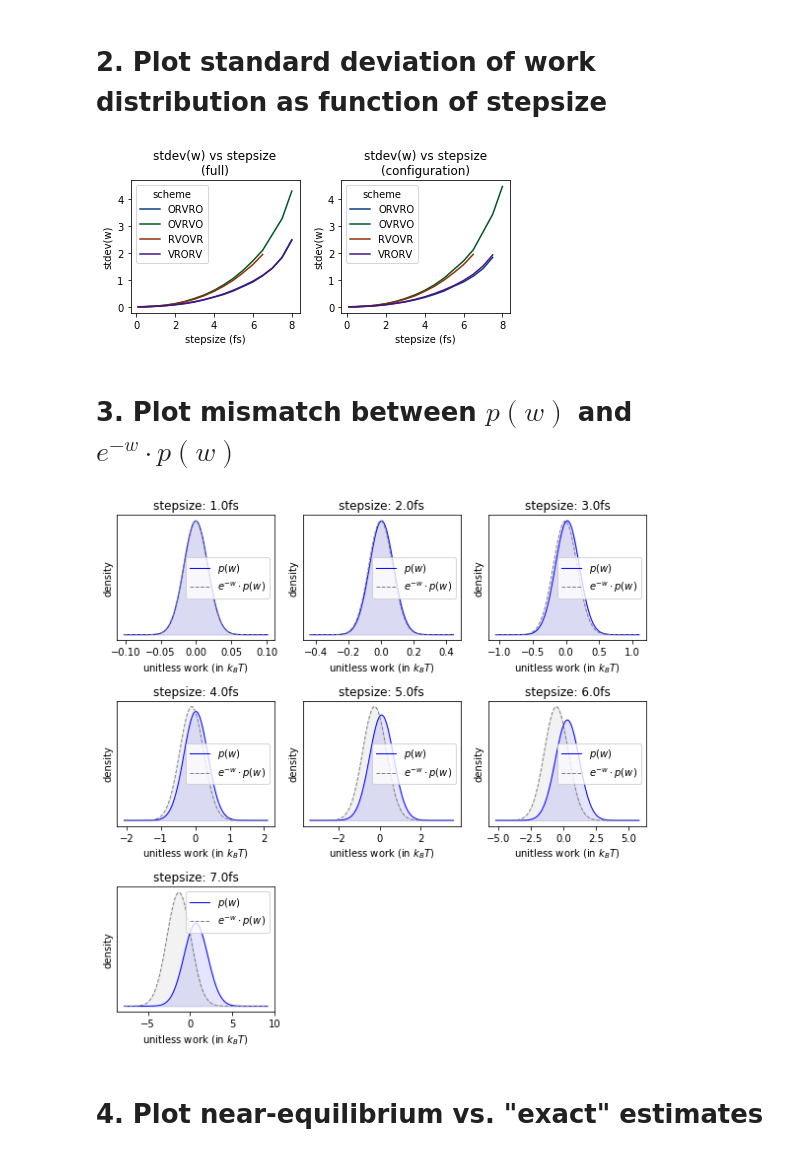
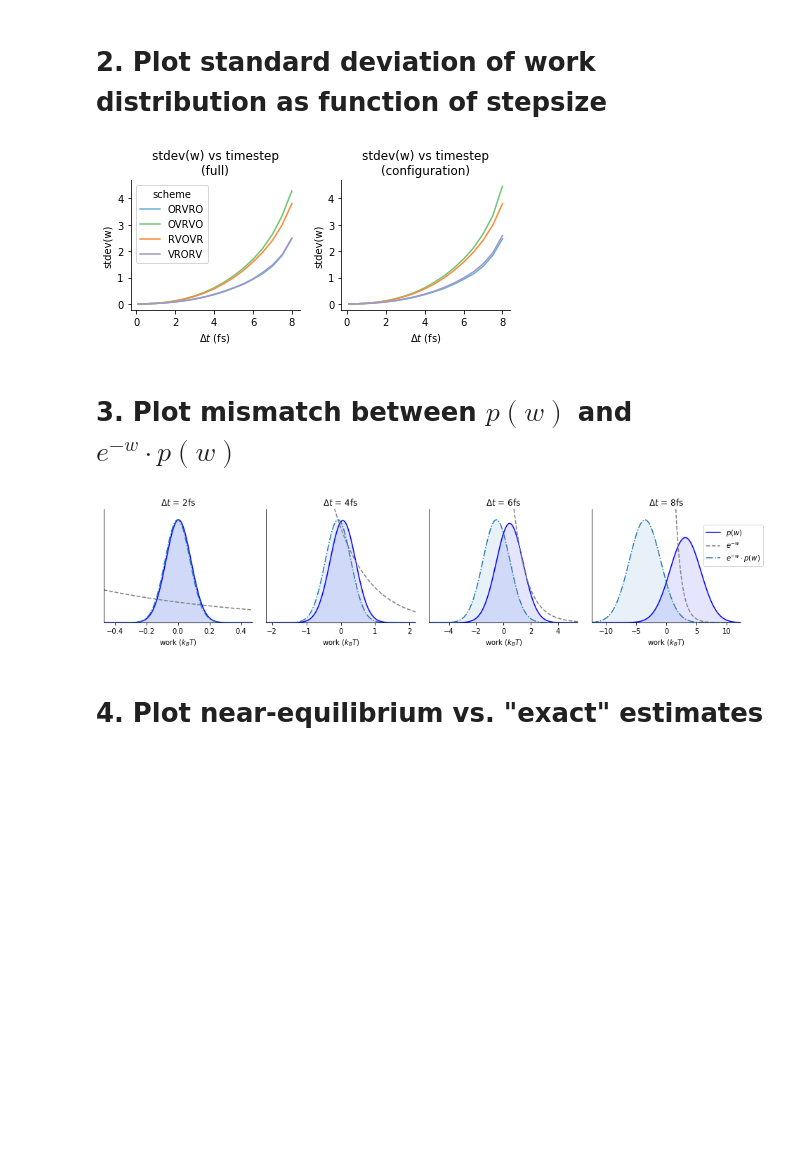
Before and after one commit to choderalab/integrator-benchmark, a Jupyter notebook: notebooks/Water-cluster plots.ipynb, the cells around one changed output. Saved outputs shown, nothing was run; the diff lists cells and outputs as text; code cells hidden in the pictures; blank space fills up the shorter version.

Commit message:
Include old water-cluster plots

```diff
--- a/notebooks/Water-cluster plots.ipynb
+++ b/notebooks/Water-cluster plots.ipynb
@@ -196,22 +251,28 @@ make_multi_panel_plot('full')
 def plot_work_variances(marginal='full'):
     for scheme in schemes:
         dts, flat_Ws = get_work_distributions(scheme, marginal=marginal)
-        plt.plot(dts, [np.std(Ws) for Ws in flat_Ws], label=scheme, color=full_depth_colors[scheme])
+        plt.plot(dts, [np.std(Ws) for Ws in flat_Ws], label=scheme, color=half_depth_colors[scheme])
 
-    plt.legend(title='scheme', loc='best')
-    plt.title('stdev(w) vs stepsize\n({})'.format(marginal))
-    plt.xlabel('stepsize (fs)')
+    plt.title('stdev(w) vs timestep\n({})'.format(marginal))
+    plt.xlabel(r'$\Delta t$ (fs)')
     plt.ylabel('stdev(w)')
 
 plt.figure(figsize=(6,3))
 ax = plt.subplot(1,2,1)
 plot_work_variances('full')
-plt.subplot(1,2,2, sharey=ax)
+ax.spines['right'].set_visible(False)
+ax.spines['top'].set_visible(False)
+plt.legend(title='scheme', loc='best')
+
+ax = plt.subplot(1,2,2, sharey=ax)
 plot_work_variances('configuration')
+ax.spines['right'].set_visible(False)
+ax.spines['top'].set_visible(False)
 
 plt.tight_layout()
-plt.savefig('w_stdev_wc.jpg', dpi=300)
+#plt.savefig('w_stdev_wc.jpg', dpi=300)
+plt.savefig('w_stdev_wc.pdf', bbox_inches='tight')
 # %% [output]
-[figure, old version]
+[figure, new version]
 # %% [markdown]
 # 3. Plot mismatch between $p(w)$ and $e^{-w} \cdot p(w)$
@@ -218,46 +281,70 @@ plt.savefig('w_stdev_wc.jpg', dpi=300)
 # %%
 marginal = 'configuration'
-scheme = schemes[0]
+scheme = 'VRORV'
 dts, flat_Ws = get_work_distributions(scheme, marginal=marginal)
 
-n_skip=2
+n_skip=4
+stride=4
 
-plt.figure(figsize=(8,8))
+linewidth=None
+
+scale_factor = 3.25
+plt.figure(figsize=(4*scale_factor,1*scale_factor))
 i = 1
-for (dt, Ws) in zip(dts[n_skip:][::2], flat_Ws[n_skip:][::2]):
-    plt.subplot(3,3,i)
+for (dt, Ws) in zip(dts[n_skip:][::stride], flat_Ws[n_skip:][::stride]):
+
+    if i == 1:
+        ax = plt.subplot(1,4,i)
+    else:
+        ax = plt.subplot(1,4,i)
     mu, sigma = np.mean(Ws), np.std(Ws)
     normal = norm(loc=mu, scale=sigma)
 
     n_sigma = 6
-    x_grid = np.linspace(mu - n_sigma * sigma, mu + n_sigma * sigma, num=100)
+    x_grid = np.linspace(mu - n_sigma * sigma, mu + n_sigma * sigma, num=500)
 
+    # p(w)
     y_grid = normal.pdf(x_grid)
-    plt.plot(x_grid, y_grid, linewidth=1.0, label=r'$p(w)$', color='blue', )
-    plt.fill_between(x_grid, y_grid, linewidth=1.0, color='blue', alpha=0.1)
+    plt.plot(x_grid, y_grid, linewidth=linewidth, label=r'$p(w)$', color='blue', )
+    plt.fill_between(x_grid, y_grid, linewidth=linewidth, color='blue', alpha=0.1)
+    y_max = np.max(y_grid)
 
+    # e^-w
+    plt.plot(x_grid, np.exp(-x_grid), linewidth=linewidth, linestyle='--', label=r'$e^{-w}$', color='grey')
+
+    # p(w) * e^-w
     y_grid = np.exp(normal.logpdf(x_grid) - x_grid)
-    plt.plot(x_grid, y_grid, '--', linewidth=1.0, label=r'$e^{-w} \cdot p(w) $', color='grey')
-    plt.fill_between(x_grid, y_grid, linewidth=1.0, color='grey', alpha=0.1)
+    plt.plot(x_grid, y_grid, '-.', linewidth=linewidth, label=r'$e^{-w} \cdot p(w) $')
+    plt.fill_between(x_grid, y_grid, linewidth=linewidth, alpha=0.1)
+
+    y_max = max(y_max, np.max(y_grid))
+    #plt.xlim()
+
+    ax.spines['right'].set_visible(False)
+    ax.spines['top'].set_visible(False)
 
 
 
+    plt.xlim(min(x_grid), np.abs(min(x_grid)))
+
+    plt.ylim(0, y_max * 1.1)
 
 
     #plt.plot(dts, [np.std(Ws)**2 for Ws in flat_Ws], label=scheme)
-#plt.yscale('log')
-    plt.legend(loc='best')
-    plt.xlabel(r'unitless work (in $k_B T$)')
+    #plt.yscale('log')
+    if i == 4:
+        plt.legend(loc=(0.75,0.5))
+    plt.xlabel(r'work ($k_B T$)')
     plt.yticks([])
-    plt.ylabel('density')
-    plt.title('stepsize: {}fs'.format(dt))
+    #plt.ylabel('density')
+    plt.title(r'$\Delta t$ =' + ' {}fs'.format(int(dt)))
 
     i += 1
 
 plt.tight_layout()
-plt.savefig('p(w)-vs-exp(-w)p(w)_wc.jpg', bbox_inches='tight', dpi=300)
+plt.savefig('p(w)-vs-exp(-w)p(w)_wc.pdf', bbox_inches='tight')#, dpi=300)
 # %% [output]
-[figure, old version]
+[figure, new version]
 # %% [markdown]
 # 4. Plot near-equilibrium vs. "exact" estimates
 # %%
```
Also changed, not shown: parts of 14 cells of this notebook.
